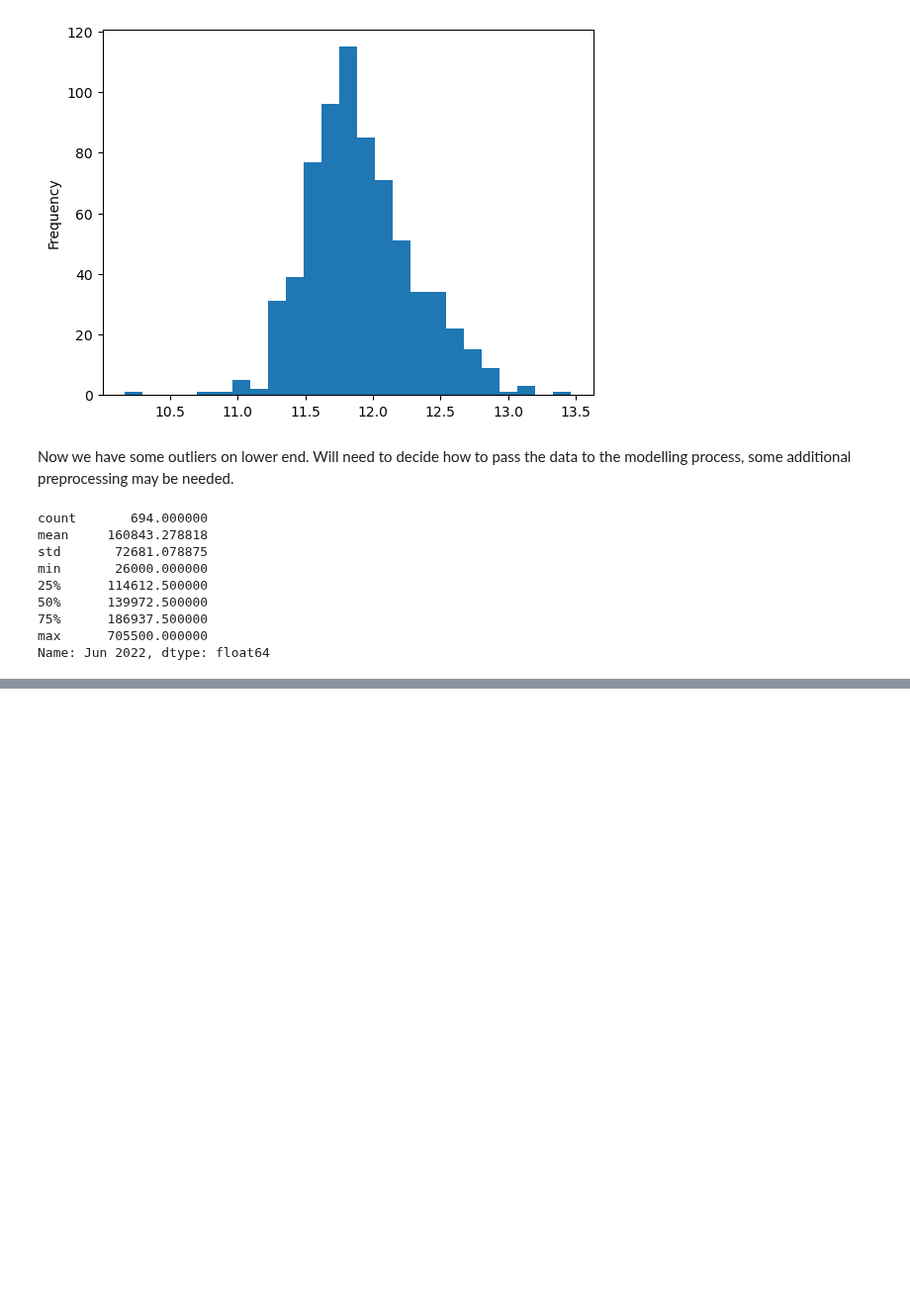
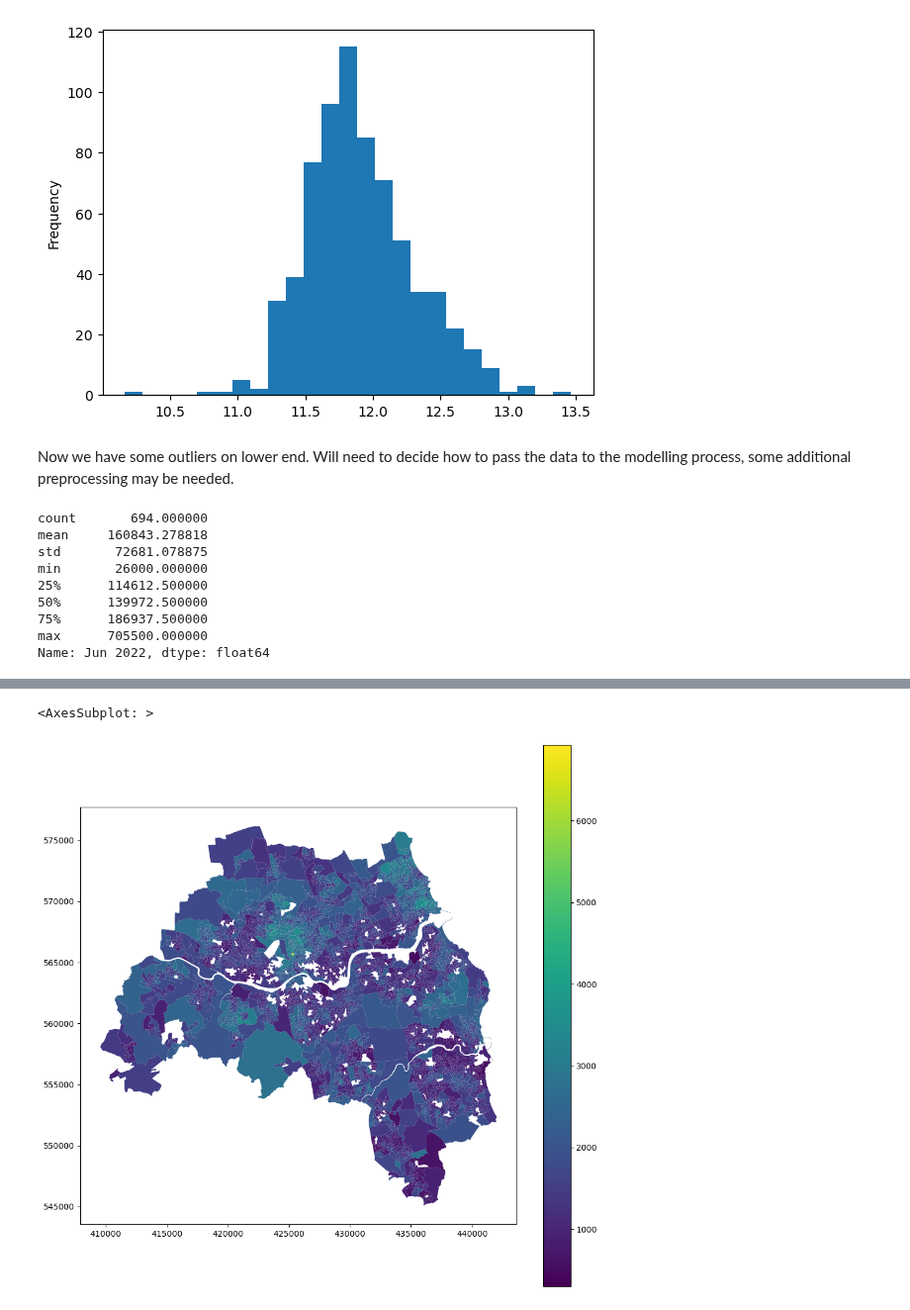
Before and after one commit to Urban-Analytics-Technology-Platform/demoland-project, a Jupyter notebook: python/house_prices.ipynb, the cells around one changed output, grey strips where cells are left out. Shown at 99% size. Drawn from its saved outputs; the diff is of its cells as text; code cells hidden in the pictures; blank space fills up the shorter version.

Commit message:
house prices

```diff
--- a/python/house_prices.ipynb
+++ b/python/house_prices.ipynb
@@ -122,0 +128,3 @@ I would go ahead with the median per LSOA as processed here.
+# %%
+# It is 6.3GB...
+linked_epc_path = "https://reshare.ukdataservice.ac.uk/854942/1/tranall2011_19.csv"
@@ -122,0 +133,6 @@ I would go ahead with the median per LSOA as processed here.
+# %%
+epc = pd.read_csv(linked_epc_path)
+epc["dateoftransfer"] = pd.to_datetime(epc.dateoftransfer)
+last2years = epc[epc.dateoftransfer > datetime.datetime(2018, 1, 1)]
+tyne = last2years[last2years.county == 'TYNE AND WEAR']
+tyne
@@ -122,0 +155,5 @@ I would go ahead with the median per LSOA as processed here.
+# %%
+oa = gpd.read_file("https://borders.ukdataservice.ac.uk/ukborders/easy_download/prebuilt/shape/infuse_oa_lyr_2011_clipped.zip")
+tyne_agg = tyne[['oa11', 'priceper', 'numberrooms', 'price', 'tfarea']].groupby('oa11').mean().reset_index()
+tyne_oa = oa.merge(tyne_agg, left_on="geo_code", right_on="oa11", how="inner")
+tyne_oa
@@ -122,0 +177,5 @@ I would go ahead with the median per LSOA as processed here.
+# %%
+tyne_oa.plot("priceper", figsize=(12, 12), legend=True)
+# %% [output]
+<AxesSubplot: >
+[figure, added]
```
Also changed, not shown: parts of 13 cells of this notebook.
